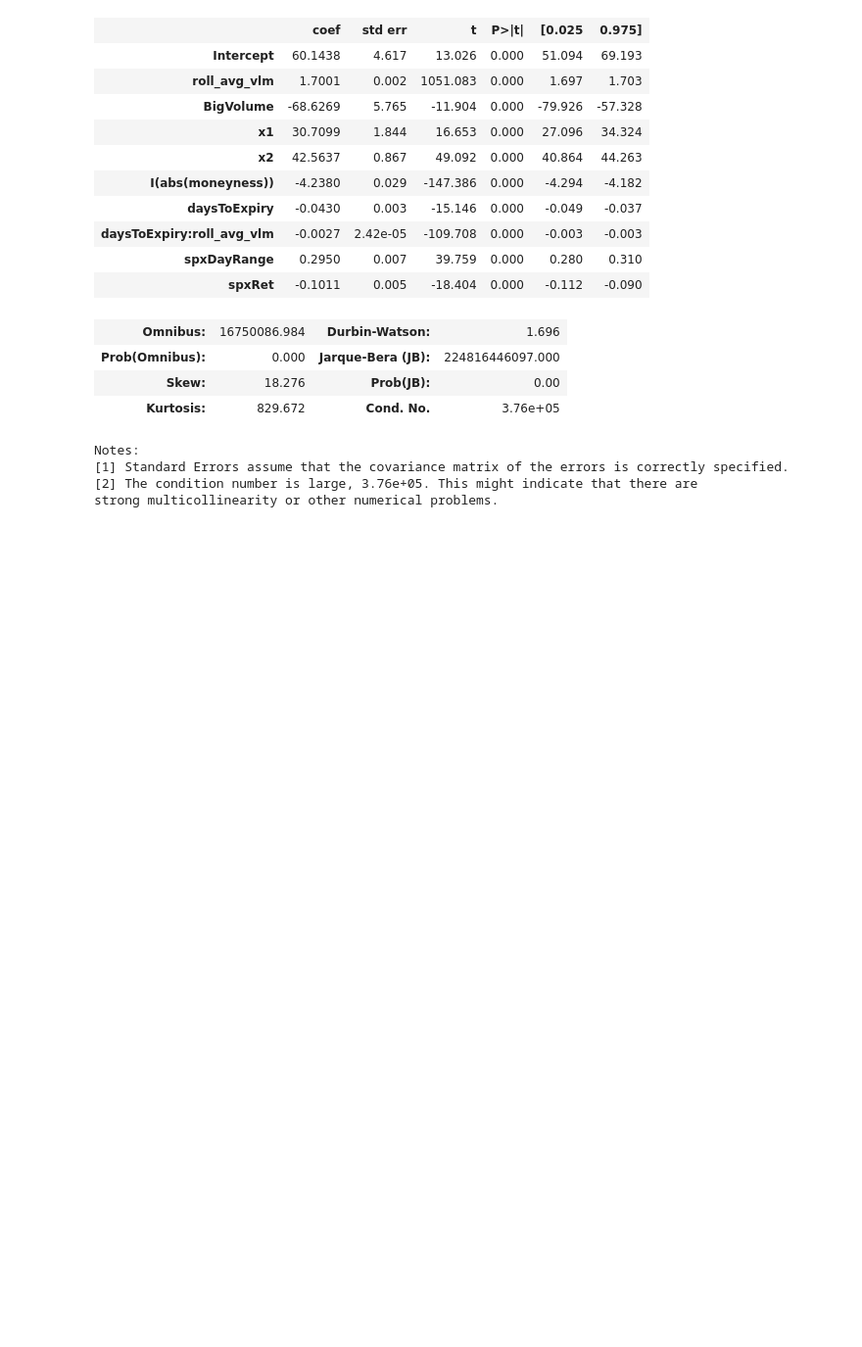
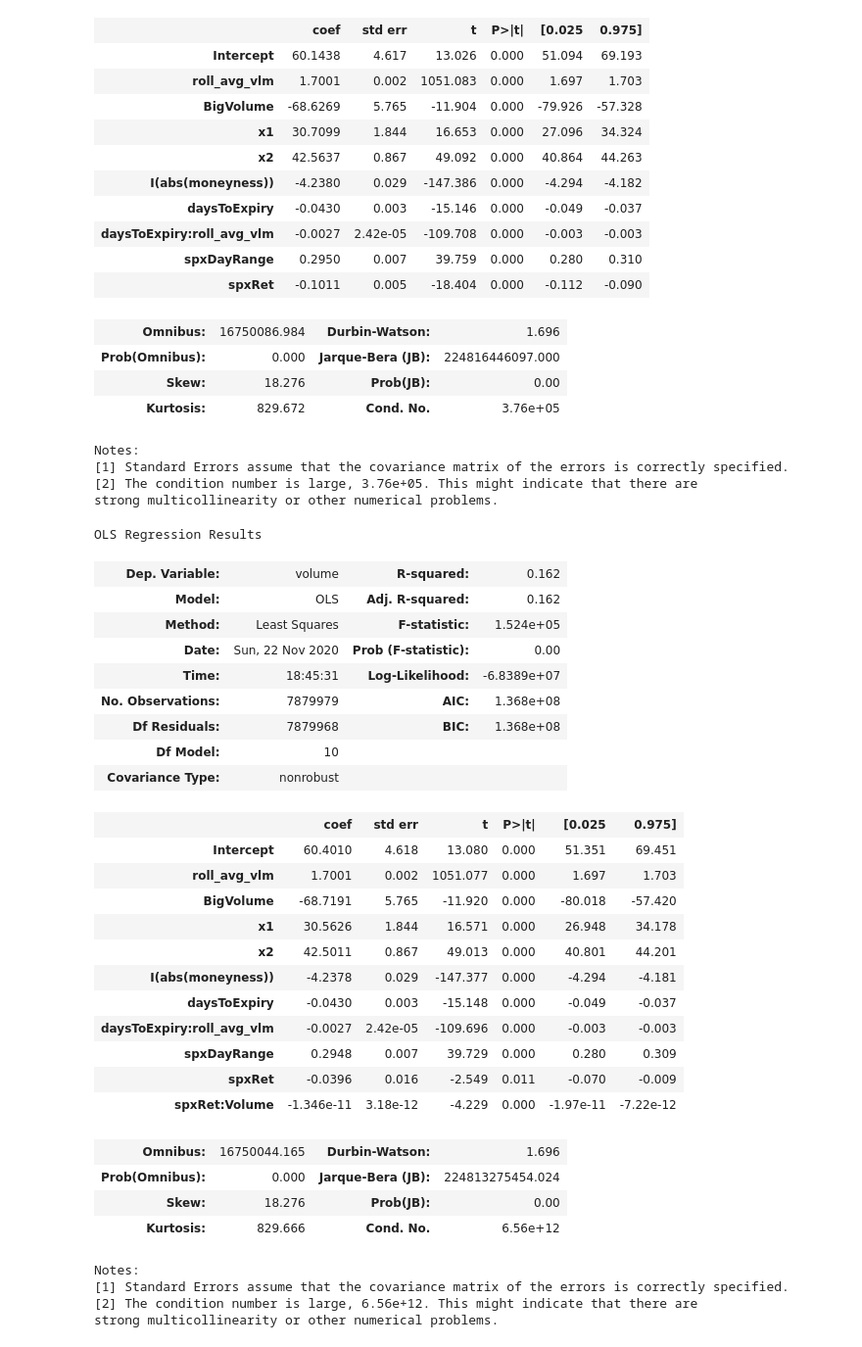
Before and after one commit to brianward92/Options, a Jupyter notebook: univariate_analysis.ipynb, the cells around one changed output. Shown at 98% size. Drawn from its saved outputs; the diff is of its cells as text; code cells hidden in the pictures; blank space fills up the shorter version.

```diff
--- a/univariate_analysis.ipynb
+++ b/univariate_analysis.ipynb
@@ -172,0 +175,5 @@ import statsmodels.api as sm
+# %%
+df_secid = df2[['exdate','strike_price','lifeTime']].drop_duplicates().reset_index(drop = True).reset_index()
+df_secid.rename({'index':'secid'},axis=1,inplace=True)
+# %%
+df2 = df2.merge(df_secid, how = 'left', on = ['exdate','strike_price','lifeTime'], validate = 'm:1')
@@ -362,3 +479,36 @@ Notes:
 [1] Standard Errors assume that the covariance matrix of the errors is correctly specified.
 [2] The condition number is large, 3.76e+05. This might indicate that there are
 strong multicollinearity or other numerical problems.
+# %%
+sm.OLS.from_formula('volume ~ roll_avg_vlm + BigVolume + x1 + x2 + I(abs(moneyness)) + daysToExpiry + daysToExpiry:roll_avg_vlm + spxDayRange + spxRet + spxRet:Volume', data = df2).fit().summary()
+# %% [output]
+OLS Regression Results
+| Dep. Variable: | volume | R-squared: | 0.162 |
+| Model: | OLS | Adj. R-squared: | 0.162 |
+| Method: | Least Squares | F-statistic: | 1.524e+05 |
+| Date: | Sun, 22 Nov 2020 | Prob (F-statistic): | 0.00 |
+| Time: | 18:45:31 | Log-Likelihood: | -6.8389e+07 |
+| No. Observations: | 7879979 | AIC: | 1.368e+08 |
+| Df Residuals: | 7879968 | BIC: | 1.368e+08 |
+| Df Model: | 10 |  |  |
+| Covariance Type: | nonrobust |  |  |
+|  | coef | std err | t | P>|t| | [0.025 | 0.975] |
+| Intercept | 60.4010 | 4.618 | 13.080 | 0.000 | 51.351 | 69.451 |
+| roll_avg_vlm | 1.7001 | 0.002 | 1051.077 | 0.000 | 1.697 | 1.703 |
+| BigVolume | -68.7191 | 5.765 | -11.920 | 0.000 | -80.018 | -57.420 |
+| x1 | 30.5626 | 1.844 | 16.571 | 0.000 | 26.948 | 34.178 |
+| x2 | 42.5011 | 0.867 | 49.013 | 0.000 | 40.801 | 44.201 |
+| I(abs(moneyness)) | -4.2378 | 0.029 | -147.377 | 0.000 | -4.294 | -4.181 |
+| daysToExpiry | -0.0430 | 0.003 | -15.148 | 0.000 | -0.049 | -0.037 |
+| daysToExpiry:roll_avg_vlm | -0.0027 | 2.42e-05 | -109.696 | 0.000 | -0.003 | -0.003 |
+| spxDayRange | 0.2948 | 0.007 | 39.729 | 0.000 | 0.280 | 0.309 |
+| spxRet | -0.0396 | 0.016 | -2.549 | 0.011 | -0.070 | -0.009 |
+| spxRet:Volume | -1.346e-11 | 3.18e-12 | -4.229 | 0.000 | -1.97e-11 | -7.22e-12 |
+| Omnibus: | 16750044.165 | Durbin-Watson: | 1.696 |
+| Prob(Omnibus): | 0.000 | Jarque-Bera (JB): | 224813275454.024 |
+| Skew: | 18.276 | Prob(JB): | 0.00 |
+| Kurtosis: | 829.666 | Cond. No. | 6.56e+12 |
+Notes:
+[1] Standard Errors assume that the covariance matrix of the errors is correctly specified.
+[2] The condition number is large, 6.56e+12. This might indicate that there are
+strong multicollinearity or other numerical problems.
```
Also changed, not shown: parts of 7 cells of this notebook, 5 other files.
